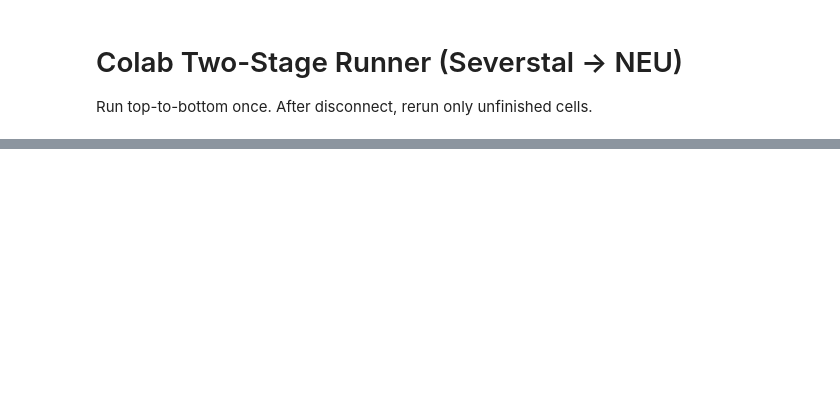
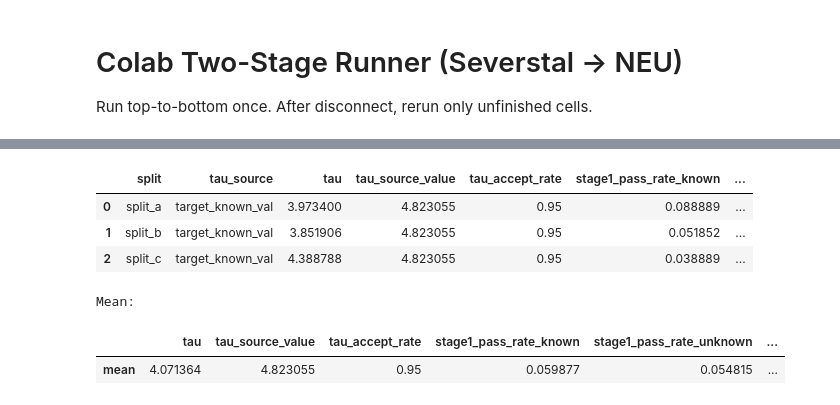
Before and after one commit to spinelessknave8/FYP_code, a Jupyter notebook: notebooks/colab_two_stage_runner.ipynb, the cells around one changed output, grey strips where cells are left out. Saved outputs shown, nothing was run; the diff lists cells and outputs as text; code cells hidden in the pictures; blank space fills up the shorter version.

```diff
--- a/notebooks/colab_two_stage_runner.ipynb
+++ b/notebooks/colab_two_stage_runner.ipynb
@@ -139,0 +302,49 @@ print('aggregate + combined plots done')
+# %%
+# Cell 4: print NEW cascade metrics
+import json
+import numpy as np
+import pandas as pd
+from pathlib import Path
+
+base = Path("/content/drive/MyDrive/fyp_outputs")
+rows = []
+for s in ["split_a","split_b","split_c"]:
+    p = base / s / "cascade" / "metrics.json"
+    if not p.exists():
+        print(s, "missing", p)
+        continue
+    m = json.loads(p.read_text())
+    rows.append({
+        "split": s,
+        "tau_source": m.get("patchcore_threshold_source"),
+        "tau": m.get("patchcore_threshold", np.nan),
+        "tau_source_value":
+m.get("patchcore_threshold_source_value", np.nan),
+        "tau_accept_rate":
+m.get("patchcore_threshold_accept_rate", np.nan),
+        "stage1_pass_rate_known":
+m.get("stage1_pass_rate_known", np.nan),
+        "stage1_pass_rate_unknown":
+m.get("stage1_pass_rate_unknown", np.nan),
+        "tpr_unknown_system": m.get("tpr_unknown_system",
+np.nan),
+        "fpr_known_system": m.get("fpr_known_system",
+np.nan),
+        "tpr_unknown_conditional":
+m.get("tpr_unknown_conditional", np.nan),
+        "fpr_known_conditional":
+m.get("fpr_known_conditional", np.nan),
+    })
+
+df = pd.DataFrame(rows)
+display(df)
+print("\nMean:")
+display(df.drop(columns=["split","tau_source"]).mean(numeric_only=True).to_frame("mean").T)
+# %% [output]
+|  | split | tau_source | tau | tau_source_value | tau_accept_rate | stage1_pass_rate_known | ... |
+| 0 | split_a | target_known_val | 3.973400 | 4.823055 | 0.95 | 0.088889 | ... |
+| 1 | split_b | target_known_val | 3.851906 | 4.823055 | 0.95 | 0.051852 | ... |
+| 2 | split_c | target_known_val | 4.388788 | 4.823055 | 0.95 | 0.038889 | ... |
+Mean:
+|  | tau | tau_source_value | tau_accept_rate | stage1_pass_rate_known | stage1_pass_rate_unknown | ... |
+| mean | 4.071364 | 4.823055 | 0.95 | 0.059877 | 0.054815 | ... |
```
Also changed, not shown: parts of 20 cells of this notebook.
